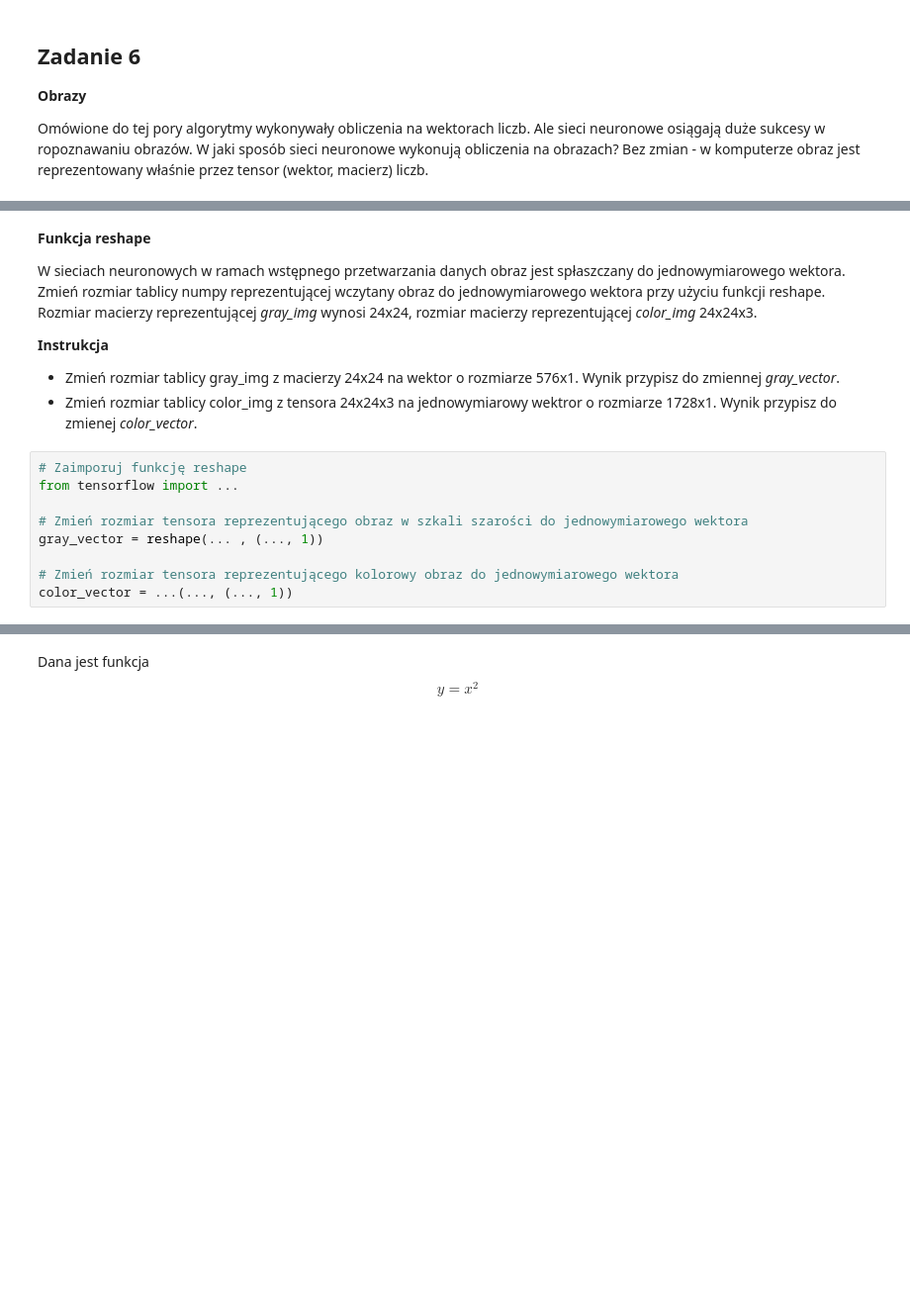
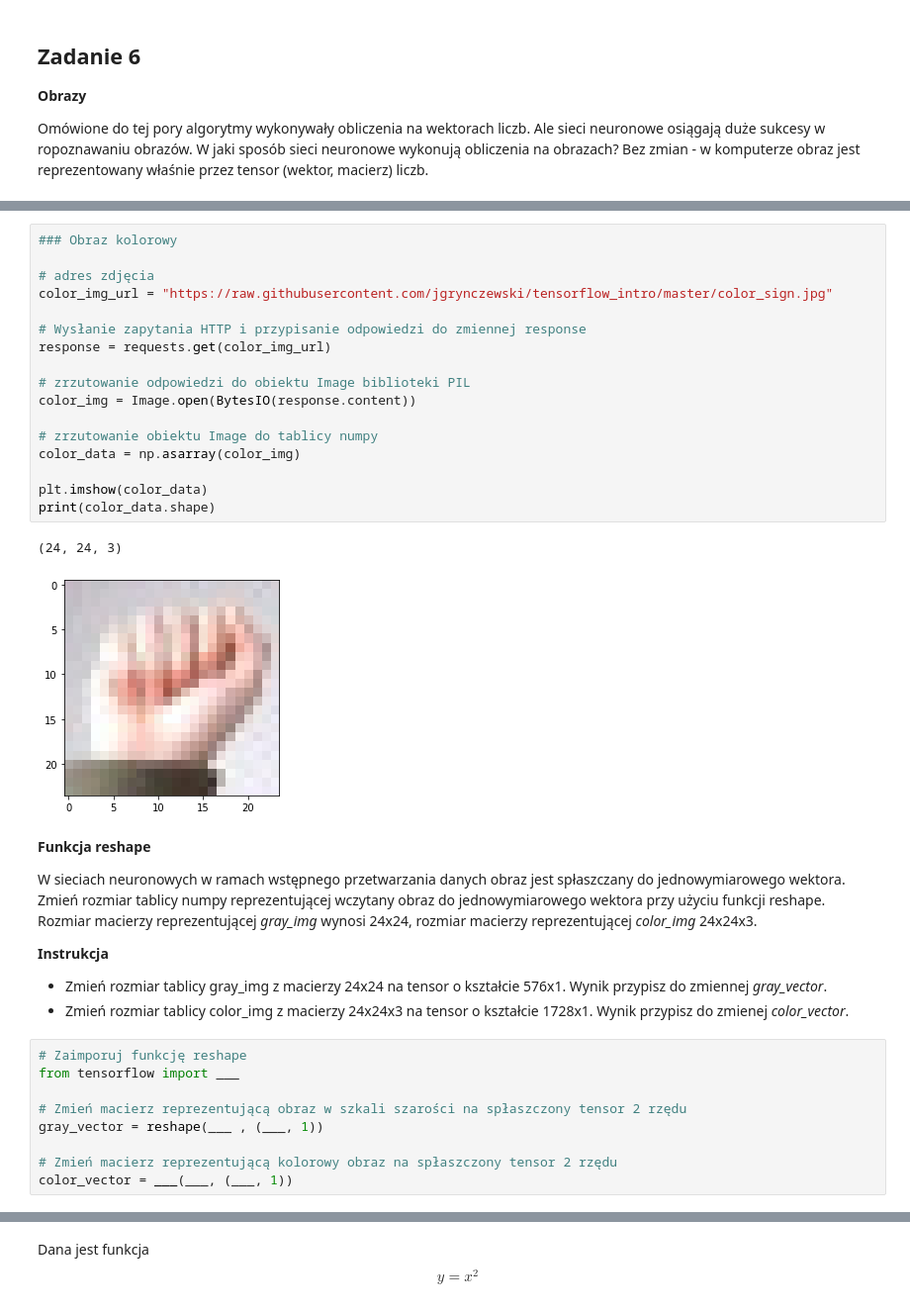
Before and after one commit to jgrynczewski/tensorflow_intro, a Jupyter notebook: tf2_0_zadania.ipynb, the cells around one changed output, grey strips where cells are left out. Shown at 99% size. Cells and saved outputs as stored; diff of their text form; blank space fills up the shorter version.

```diff
--- a/tf2_0_zadania.ipynb
+++ b/tf2_0_zadania.ipynb
@@ -315,3 +314,23 @@ print(color_data.shape)
+# %%
+### Obraz kolorowy
+
+# adres zdjęcia
+color_img_url = "https://raw.githubusercontent.com/jgrynczewski/tensorflow_intro/master/color_sign.jpg"
+
+# Wysłanie zapytania HTTP i przypisanie odpowiedzi do zmiennej response
+response = requests.get(color_img_url)
+
+# zrzutowanie odpowiedzi do obiektu Image biblioteki PIL
+color_img = Image.open(BytesIO(response.content))
+
+# zrzutowanie obiektu Image do tablicy numpy
+color_data = np.asarray(color_img)
+
+plt.imshow(color_data)
+print(color_data.shape)
+# %% [output]
+(24, 24, 3)
+[figure, added]
 # %% [markdown]
 **Funkcja reshape**
 
@@ -319,17 +338,17 @@ W sieciach neuronowych w ramach wstępnego przetwarzania danych obraz jest spła
 
 **Instrukcja**
 
-* Zmień rozmiar tablicy gray_img z macierzy 24x24 na wektor o rozmiarze 576x1. Wynik przypisz do zmiennej *gray_vector*.
-* Zmień rozmiar tablicy color_img z tensora 24x24x3 na jednowymiarowy wektror o rozmiarze 1728x1. Wynik przypisz do zmienej *color_vector*.
+* Zmień rozmiar tablicy gray_img z macierzy 24x24 na tensor o kształcie 576x1. Wynik przypisz do zmiennej *gray_vector*.
+* Zmień rozmiar tablicy color_img z macierzy 24x24x3 na tensor o kształcie 1728x1. Wynik przypisz do zmienej *color_vector*.
 # %%
 # Zaimporuj funkcję reshape
-from tensorflow import ...
+from tensorflow import ___
 
-# Zmień rozmiar tensora reprezentującego obraz w szkali szarości do jednowymiarowego wektora
-gray_vector = reshape(... , (..., 1))
+# Zmień macierz reprezentującą obraz w szkali szarości na spłaszczony tensor 2 rzędu
+gray_vector = reshape(___ , (___, 1))
 
-# Zmień rozmiar tensora reprezentującego kolorowy obraz do jednowymiarowego wektora
-color_vector = ...(..., (..., 1))
+# Zmień macierz reprezentującą kolorowy obraz na spłaszczony tensor 2 rzędu
+color_vector = ___(___, (___, 1))
 # %% [markdown]
 ## Zadanie 7
 
```
Also changed, not shown: parts of 16 cells of this notebook, 6 other files.
